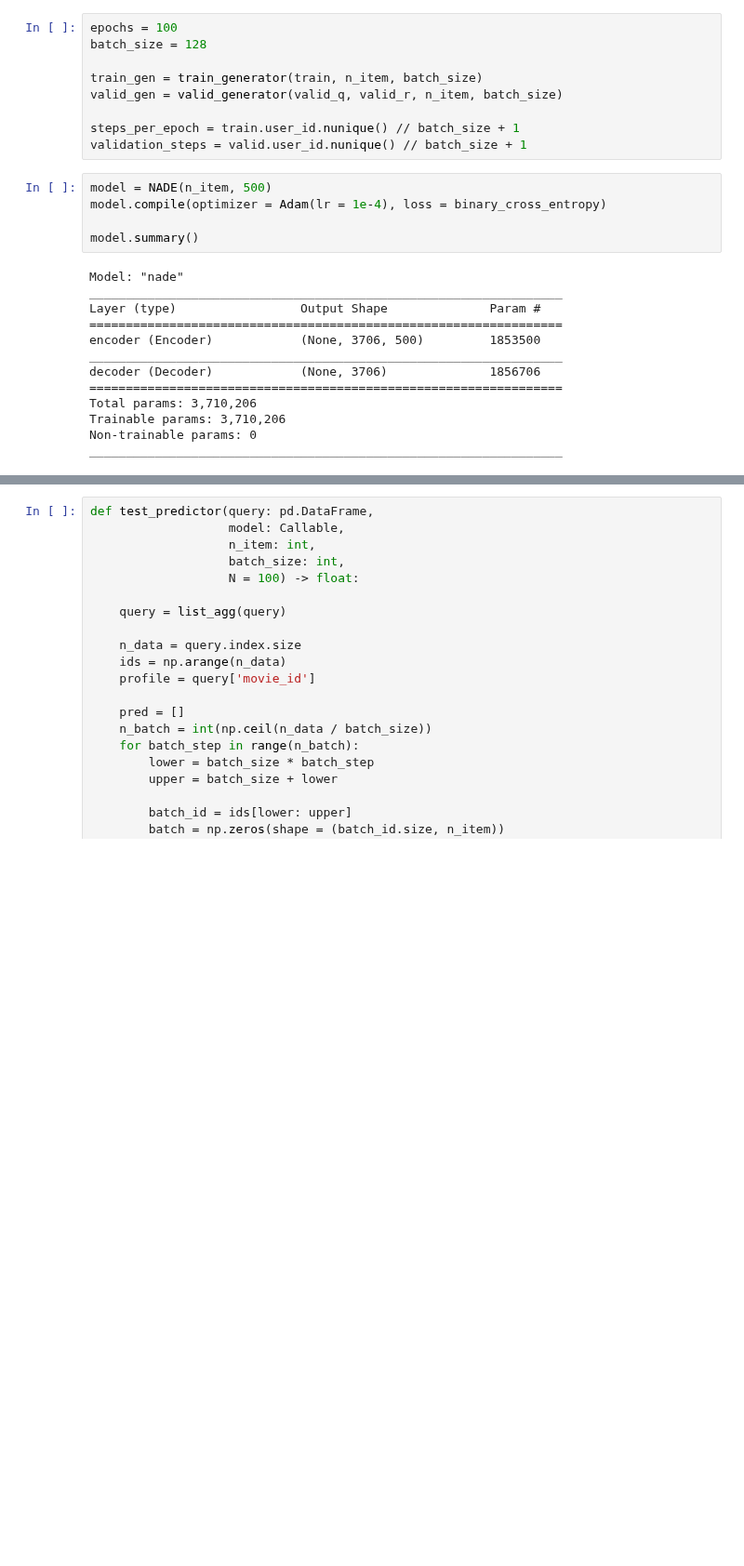
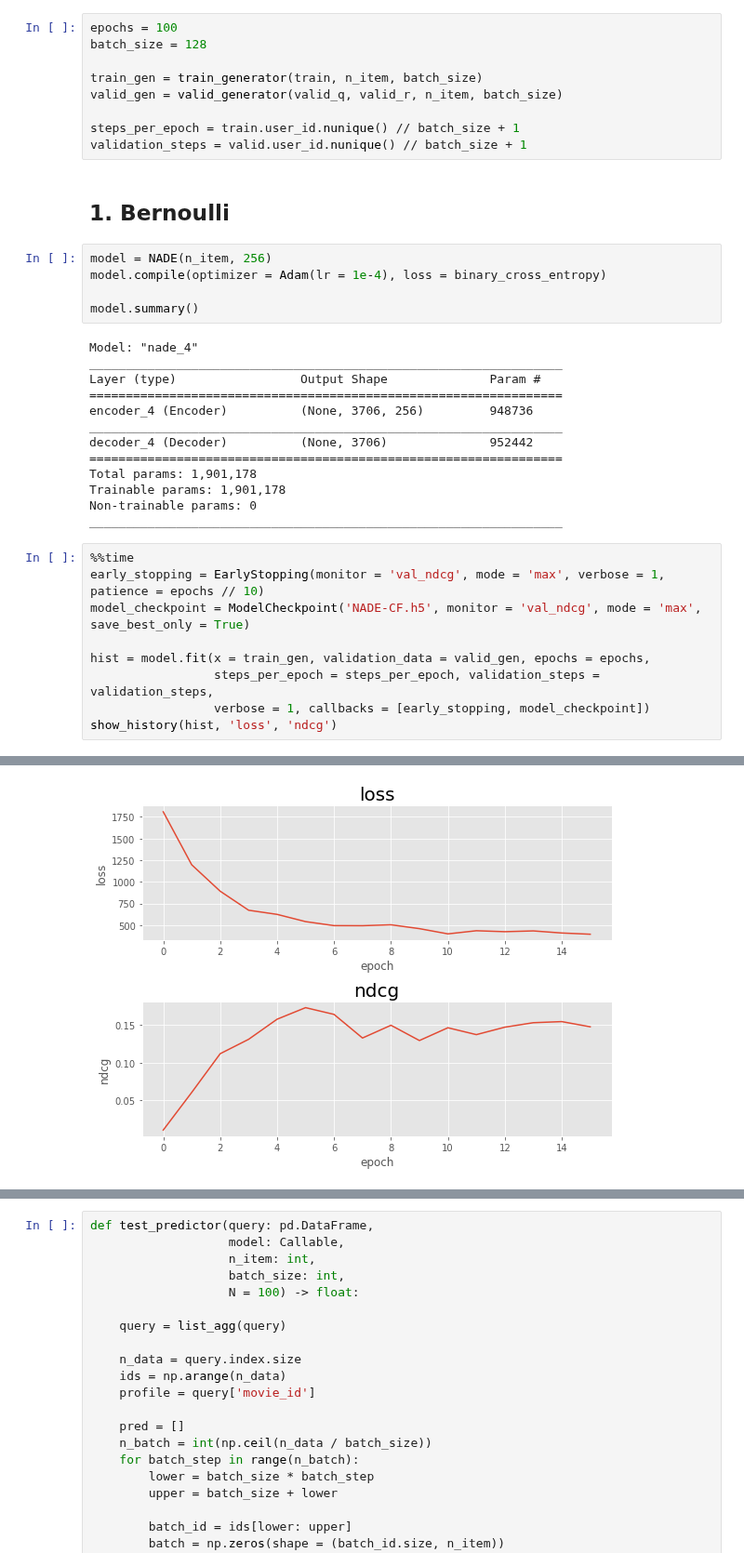
Before and after one commit to ivoryRabbit/RecSys, a Jupyter notebook: 6_NADE.ipynb, the cells around one changed output, grey strips where cells are left out. Shown at 93% size. Saved outputs shown, nothing was run; the diff lists cells and outputs as text; blank space fills up the shorter version.

```diff
--- a/6_NADE.ipynb
+++ b/6_NADE.ipynb
@@ -339,21 +336,33 @@ valid_gen = valid_generator(valid_q, valid_r, n_item, batch_size)
 
 steps_per_epoch = train.user_id.nunique() // batch_size + 1
 validation_steps = valid.user_id.nunique() // batch_size + 1
+# %% [markdown]
+## 1. Bernoulli
 # %%
-model = NADE(n_item, 500)
+model = NADE(n_item, 256)
 model.compile(optimizer = Adam(lr = 1e-4), loss = binary_cross_entropy)
 
 model.summary()
 # %% [output]
-Model: "nade"
+Model: "nade_4"
 _________________________________________________________________
 Layer (type)                 Output Shape              Param #
 =================================================================
-encoder (Encoder)            (None, 3706, 500)         1853500
+encoder_4 (Encoder)          (None, 3706, 256)         948736
 _________________________________________________________________
-decoder (Decoder)            (None, 3706)              1856706
+decoder_4 (Decoder)          (None, 3706)              952442
 =================================================================
-Total params: 3,710,206
-Trainable params: 3,710,206
+Total params: 1,901,178
+Trainable params: 1,901,178
 Non-trainable params: 0
 _________________________________________________________________
+# %%
+%%time
+early_stopping = EarlyStopping(monitor = 'val_ndcg', mode = 'max', verbose = 1, patience = epochs // 10)
+model_checkpoint = ModelCheckpoint('NADE-CF.h5', monitor = 'val_ndcg', mode = 'max', save_best_only = True)
+
+hist = model.fit(x = train_gen, validation_data = valid_gen, epochs = epochs,
+                 steps_per_epoch = steps_per_epoch, validation_steps = validation_steps,
+                 verbose = 1, callbacks = [early_stopping, model_checkpoint])
+show_history(hist, 'loss', 'ndcg')
+# %% [output]
@@ -359,0 +386 @@ _________________________________________________________________
+[figure, added]
```
Also changed, not shown: parts of 16 cells of this notebook.
